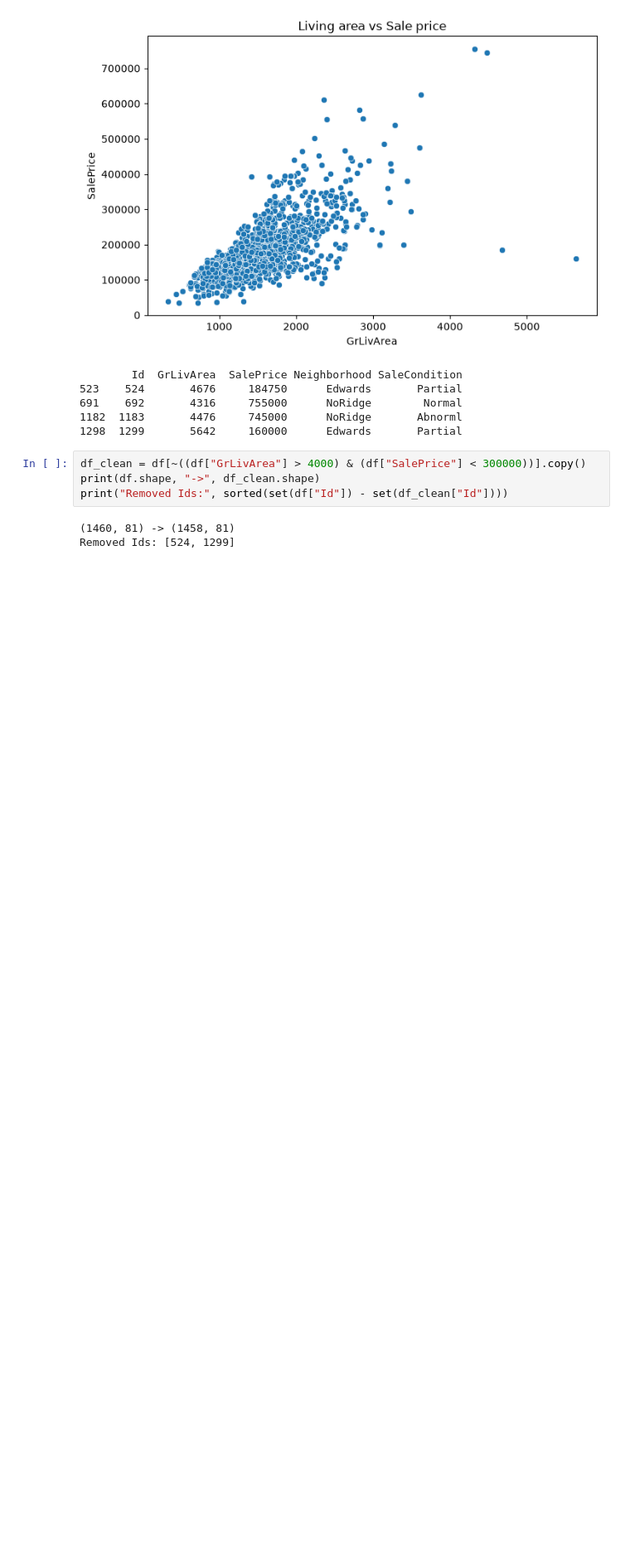
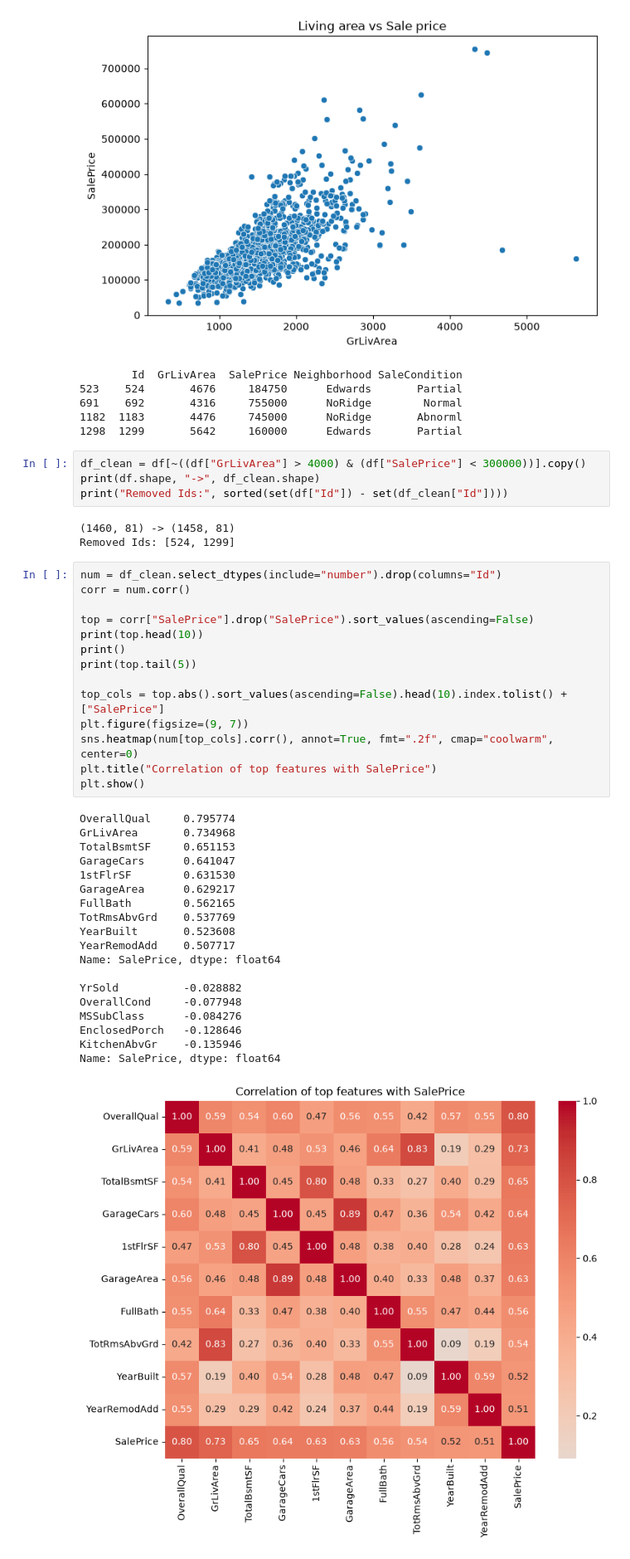
Before and after one commit to SAPSIDED/house-price-predictor, a Jupyter notebook: notebooks/01_eda.ipynb, the cells around one changed output. Shown at 83% size. Drawn from its saved outputs; the diff is of its cells as text; blank space fills up the shorter version.

Commit message:
Add correlation analysis

```diff
--- a/notebooks/01_eda.ipynb
+++ b/notebooks/01_eda.ipynb
@@ -124,3 +124,37 @@ print("Removed Ids:", sorted(set(df["Id"]) - set(df_clean["Id"])))
 # %% [output]
 (1460, 81) -> (1458, 81)
 Removed Ids: [524, 1299]
+# %%
+num = df_clean.select_dtypes(include="number").drop(columns="Id")
+corr = num.corr()
+
+top = corr["SalePrice"].drop("SalePrice").sort_values(ascending=False)
+print(top.head(10))
+print()
+print(top.tail(5))
+
+top_cols = top.abs().sort_values(ascending=False).head(10).index.tolist() + ["SalePrice"]
+plt.figure(figsize=(9, 7))
+sns.heatmap(num[top_cols].corr(), annot=True, fmt=".2f", cmap="coolwarm", center=0)
+plt.title("Correlation of top features with SalePrice")
+plt.show()
+# %% [output]
+OverallQual     0.795774
+GrLivArea       0.734968
+TotalBsmtSF     0.651153
+GarageCars      0.641047
+1stFlrSF        0.631530
+GarageArea      0.629217
+FullBath        0.562165
+TotRmsAbvGrd    0.537769
+YearBuilt       0.523608
+YearRemodAdd    0.507717
+Name: SalePrice, dtype: float64
+
+YrSold          -0.028882
+OverallCond     -0.077948
+MSSubClass      -0.084276
+EnclosedPorch   -0.128646
+KitchenAbvGr    -0.135946
+Name: SalePrice, dtype: float64
+[figure, added]
```
